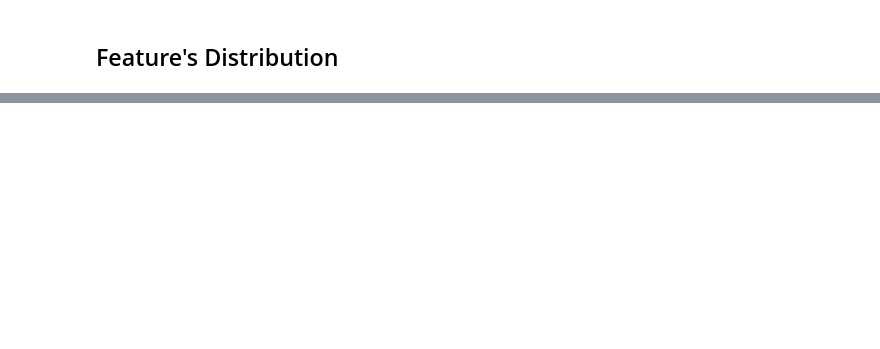
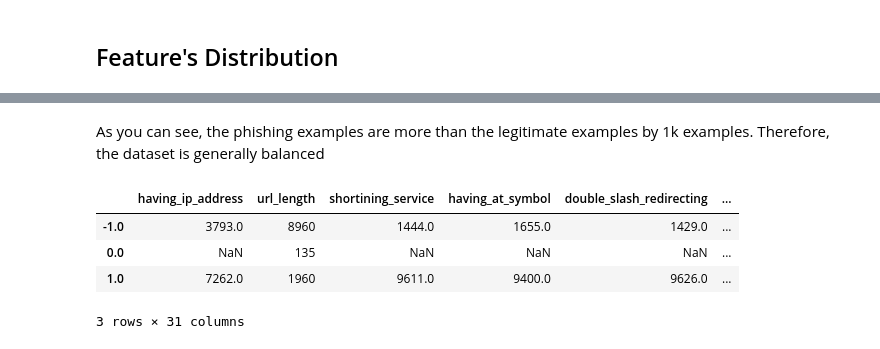
Before and after one commit to OdyAsh/ml-problems, a Jupyter notebook: Assignment 2/Ashraf 196280/PhishingWebsites - Data Pre-Processing.ipynb, the cells around one changed output, grey strips where cells are left out. Saved outputs shown, nothing was run; the diff lists cells and outputs as text; code cells hidden in the pictures; blank space fills up the shorter version.

Commit message:
General cleaning: Done. To-do: group together features

```diff
--- a/Assignment 2/Ashraf 196280/PhishingWebsites - Data Pre-Processing.ipynb
+++ b/Assignment 2/Ashraf 196280/PhishingWebsites - Data Pre-Processing.ipynb
@@ -234,0 +315,10 @@ fig.show()
+# %% [markdown]
+As you can see, the phishing examples are more than the legitimate examples by 1k examples. Therefore, the dataset is generally balanced
+# %%
+df.apply(pd.Series.value_counts)
+# %% [output]
+|  | having_ip_address | url_length | shortining_service | having_at_symbol | double_slash_redirecting | ... |
+| -1.0 | 3793.0 | 8960 | 1444.0 | 1655.0 | 1429.0 | ... |
+| 0.0 | NaN | 135 | NaN | NaN | NaN | ... |
+| 1.0 | 7262.0 | 1960 | 9611.0 | 9400.0 | 9626.0 | ... |
+3 rows × 31 columns
```
Also changed, not shown: parts of 13 cells of this notebook.
